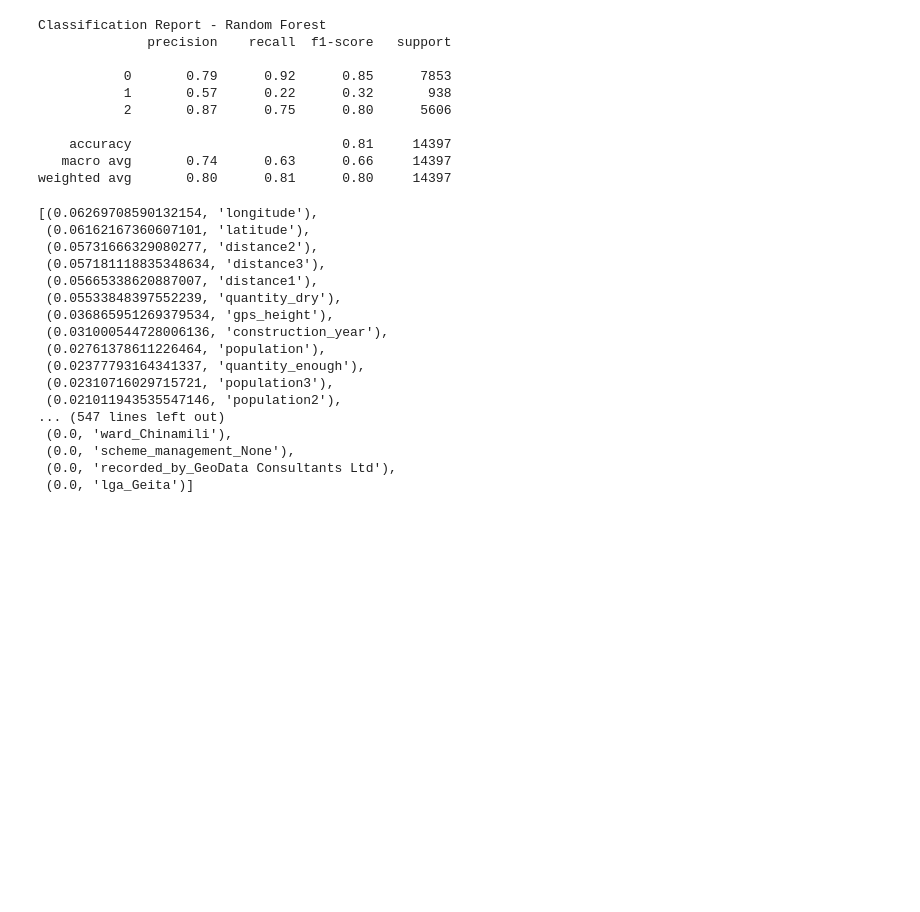
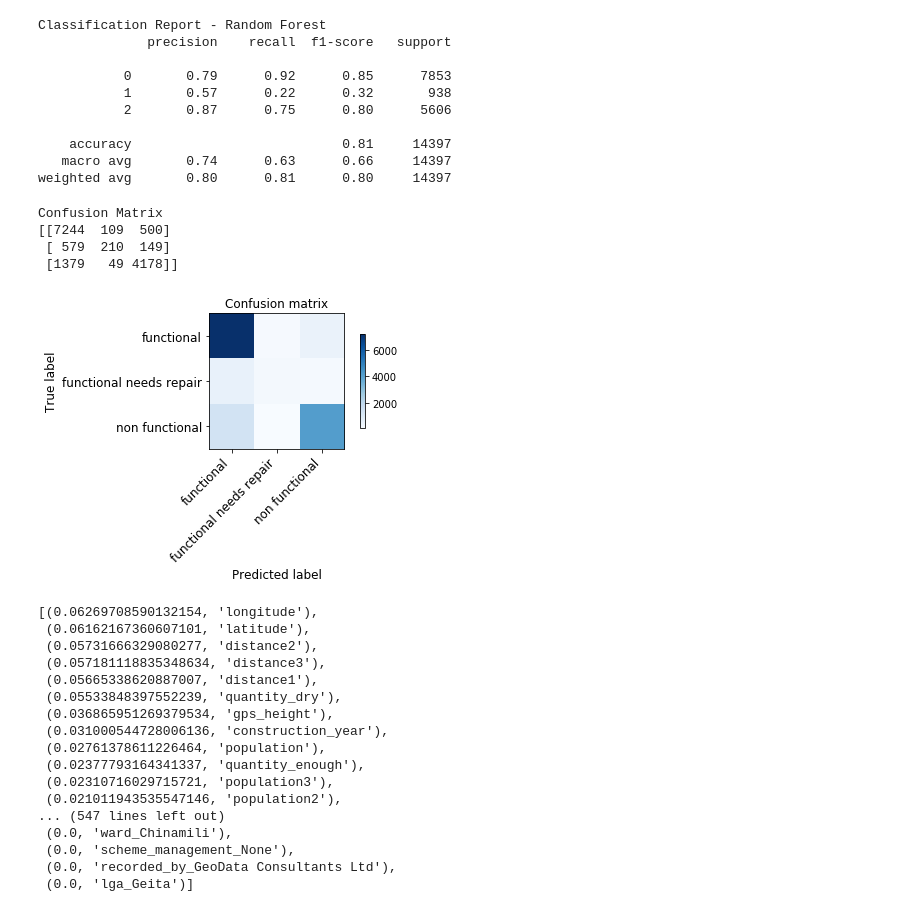
Before and after one commit to kenwelsh/Tanzania_Water_Pump, a Jupyter notebook: ETL and Random Forest Modelling - Waterpoint Status.ipynb, the cells around one changed output. Saved outputs shown, nothing was run; the diff lists cells and outputs as text; code cells hidden in the pictures; blank space fills up the shorter version.

Commit message:
added confusion matrix visualization

```diff
--- a/ETL and Random Forest Modelling - Waterpoint Status.ipynb
+++ b/ETL and Random Forest Modelling - Waterpoint Status.ipynb
@@ -265,6 +265,35 @@ Classification Report - Random Forest
     accuracy                           0.81     14397
    macro avg       0.74      0.63      0.66     14397
 weighted avg       0.80      0.81      0.80     14397
+# %%
+# Visualise classical Confusion Matrix
+from sklearn.metrics import confusion_matrix
+
+labels=['functional','functional needs repair','non functional']
+
+def plot_confusion_matrix(cm, title='Confusion matrix', cmap=plt.cm.Blues):
+    plt.imshow(cm, interpolation='nearest', cmap=cmap)
+    plt.title(title)
+    plt.colorbar(shrink=0.7)
+    tick_marks = np.arange(len(labels))
+    plt.xticks(tick_marks, labels, rotation=45, ha='right', fontsize=12)
+    plt.yticks(tick_marks, labels , fontsize=12)
+    plt.tight_layout()
+    plt.ylabel('True label', fontsize=12)
+    plt.xlabel('Predicted label', fontsize=12)
+
+cm = confusion_matrix(y_test, y_pred)
+np.set_printoptions(precision=2)
+print('Confusion Matrix')
+print(cm)
+plt.figure()
+plot_confusion_matrix(cm)
+# %% [output]
+Confusion Matrix
+[[7244  109  500]
+ [ 579  210  149]
+ [1379   49 4178]]
+[figure, added]
 # %%
 # List the features sorted in descending order by feature importance
 sorted(zip(rf_model.feature_importances_, X_filter.columns), reverse=True)
```
Also changed, not shown: parts of 7 cells of this notebook, 1 other file.
